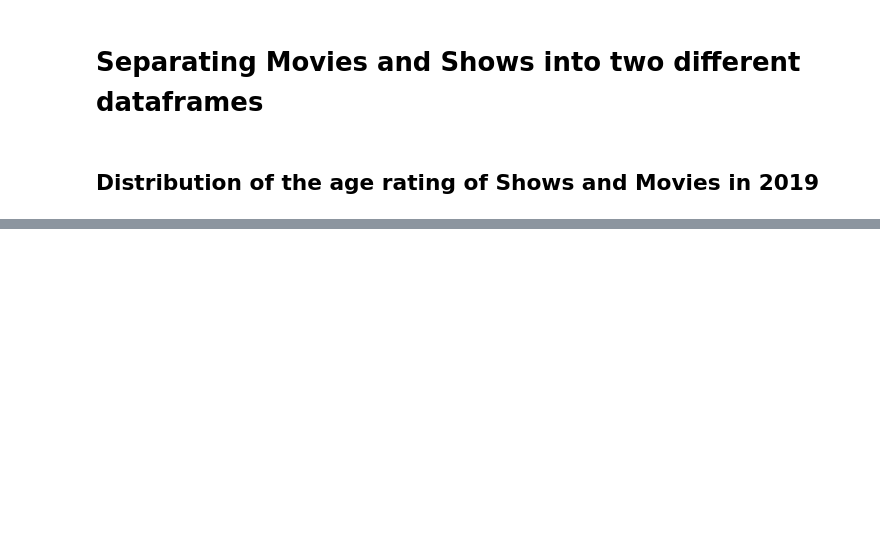
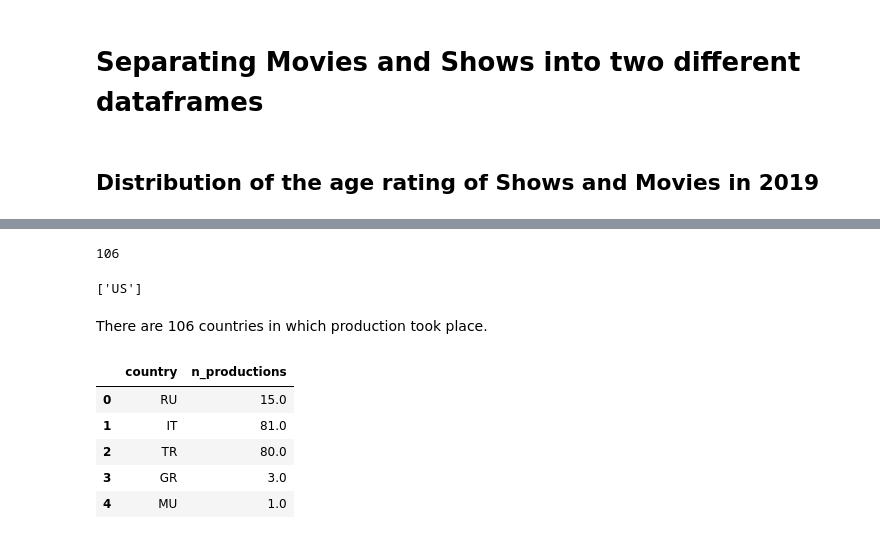
Before and after one commit to beetlejuice16/kaggle-netflix-data, a Jupyter notebook: netflix-data.ipynb, the cells around one changed output, grey strips where cells are left out. Saved outputs shown, nothing was run; the diff lists cells and outputs as text; code cells hidden in the pictures; blank space fills up the shorter version.

```diff
--- a/netflix-data.ipynb
+++ b/netflix-data.ipynb
@@ -227,0 +281,11 @@ rating given to productions across both movies and shows.
+# %%
+
+# get a set of unique countries
+
+set_of_countries = set()
+df_production["production_countries"].apply(lambda x: set_of_countries.update(x))
+
+# Check for integrity of all country ISO codes
+for x in set_of_countries:
+    if len(x) > 2:
+        print(x)
@@ -227,0 +305,37 @@ rating given to productions across both movies and shows.
+# %%
+df_production.loc[649, "production_countries"] = ["LB"]
+# %%
+set_of_countries = set()
+df_production["production_countries"].apply(lambda x: set_of_countries.update(x))
+len(set_of_countries)
+# %% [output]
+106
+# %%
+df_production["production_countries"][0]
+# %% [output]
+['US']
+# %% [markdown]
+There are 106 countries in which production took place.
+# %%
+
+
+def productions_per_country(series: pd.Series, set_of_countries: Set) -> pd.DataFrame:
+    p_per_c = dict(zip(set_of_countries, np.zeros(len(set_of_countries))))
+    for list_of_countries in series:
+        for country in list_of_countries:
+            p_per_c[country] += 1
+
+    return pd.DataFrame(dict(country=p_per_c.keys(), n_productions=p_per_c.values()))
+# %%
+df_productions_per_country = productions_per_country(
+    series=df_production["production_countries"],
+    set_of_countries=set_of_countries,
+)
+df_productions_per_country.head()
+# %% [output]
+|  | country | n_productions |
+| 0 | RU | 15.0 |
+| 1 | IT | 81.0 |
+| 2 | TR | 80.0 |
+| 3 | GR | 3.0 |
+| 4 | MU | 1.0 |
```
Also changed, not shown: parts of 14 cells of this notebook.
